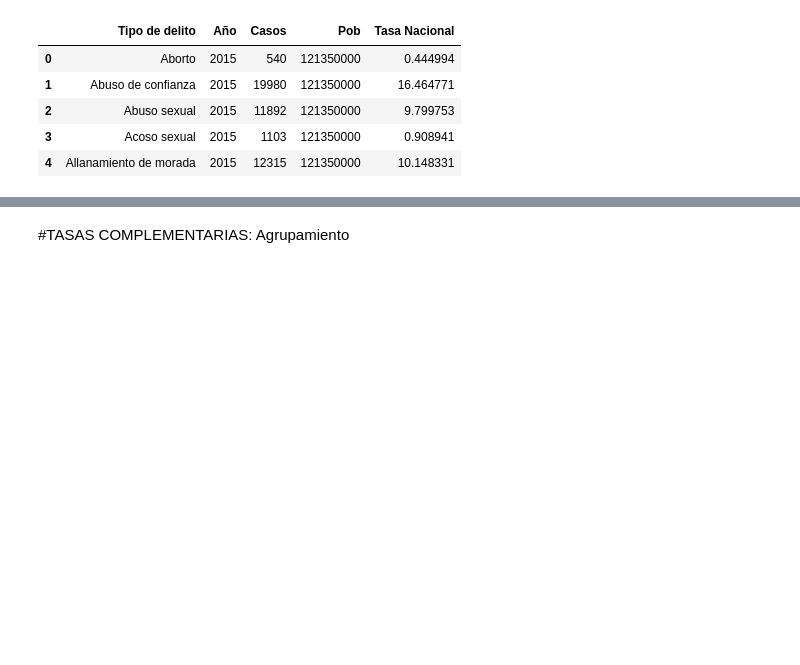
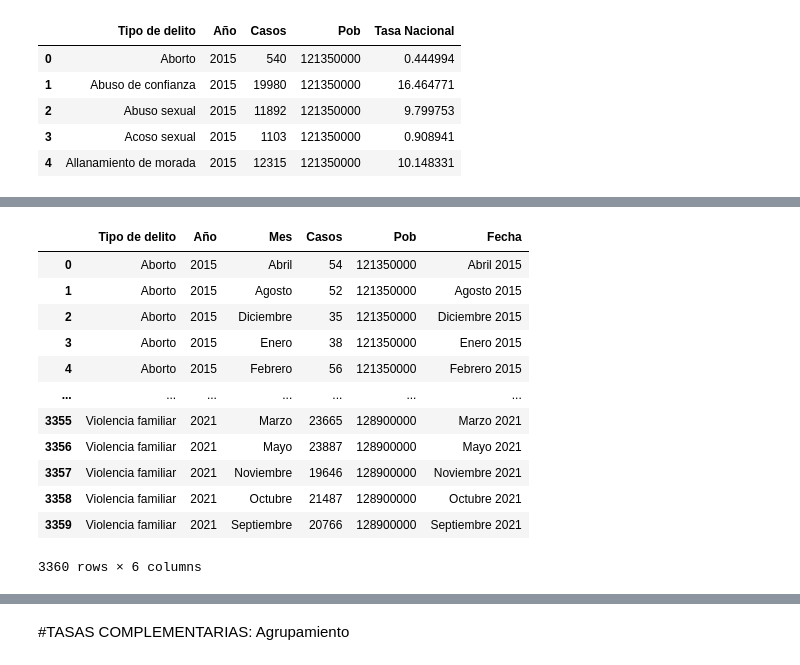
Before and after one commit to abrilgcz/Ciencia-de-Datos, a Jupyter notebook: ProyectoASE.ipynb, the cells around one changed output, grey strips where cells are left out. Drawn from its saved outputs; the diff is of its cells as text; code cells hidden in the pictures; blank space fills up the shorter version.

```diff
--- a/ProyectoASE.ipynb
+++ b/ProyectoASE.ipynb
@@ -710,5 +712,5 @@ tasa_nacional.head()
 # %%
 #Agrupación de delitos por mes y tipo
-#delitos_agregados = (base_datos.groupby(by=["Tipo de delito","Año"]).agg({"Casos":["sum"]})).reset_index(drop=False)
-#delitos_agregados.columns = ['Tipo de delito','Año','Casos']
-#delitos_agregados.head()
+delitos_agregados2 = (base_datos.groupby(by=["Tipo de delito","Año","Mes"]).agg({"Casos":["sum"]})).reset_index(drop=False)
+delitos_agregados2.columns = ['Tipo de delito','Año','Mes','Casos']
+delitos_agregados2.head()
@@ -714,0 +724,8 @@ tasa_nacional.head()
+# %%
+pob_nacional = pd.read_excel('/content/gdrive/MyDrive/Colab Notebooks/INCIDENCIA DELICTIVA-ASE I/Poblacion.xlsx')
+pob_nacional.columns = ['Año','Pob']
+# %%
+#Pegar población con los delitos agregados anualmente
+data_mensual = delitos_agregados2.merge(pob_nacional,on='Año')
+data_mensual.reset_index(drop=True,inplace=True)
+data_mensual.head()
@@ -714,0 +739,17 @@ tasa_nacional.head()
+# %%
+data_mensual['Fecha'] = data_mensual['Mes'].astype(str)+" "+data_mensual['Año'].astype(str)
+data_mensual
+# %% [output]
+|  | Tipo de delito | Año | Mes | Casos | Pob | Fecha |
+| 0 | Aborto | 2015 | Abril | 54 | 121350000 | Abril 2015 |
+| 1 | Aborto | 2015 | Agosto | 52 | 121350000 | Agosto 2015 |
+| 2 | Aborto | 2015 | Diciembre | 35 | 121350000 | Diciembre 2015 |
+| 3 | Aborto | 2015 | Enero | 38 | 121350000 | Enero 2015 |
+| 4 | Aborto | 2015 | Febrero | 56 | 121350000 | Febrero 2015 |
+| ... | ... | ... | ... | ... | ... | ... |
+| 3355 | Violencia familiar | 2021 | Marzo | 23665 | 128900000 | Marzo 2021 |
+| 3356 | Violencia familiar | 2021 | Mayo | 23887 | 128900000 | Mayo 2021 |
+| 3357 | Violencia familiar | 2021 | Noviembre | 19646 | 128900000 | Noviembre 2021 |
+| 3358 | Violencia familiar | 2021 | Octubre | 21487 | 128900000 | Octubre 2021 |
+| 3359 | Violencia familiar | 2021 | Septiembre | 20766 | 128900000 | Septiembre 2021 |
+3360 rows × 6 columns
```
Also changed, not shown: parts of 43 cells of this notebook.
